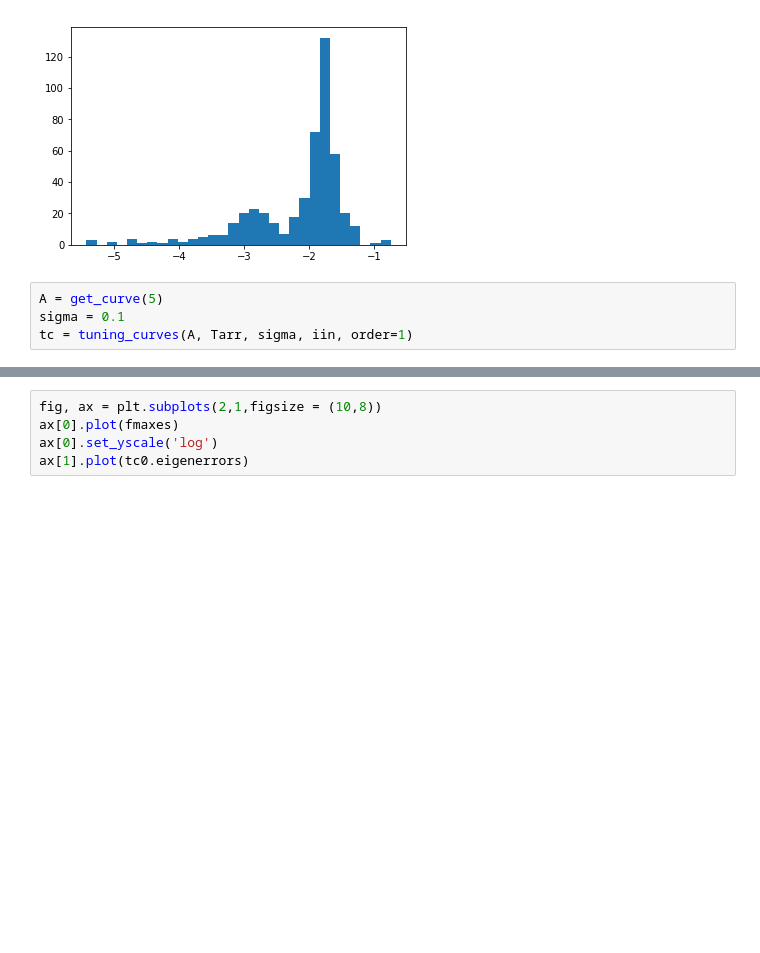
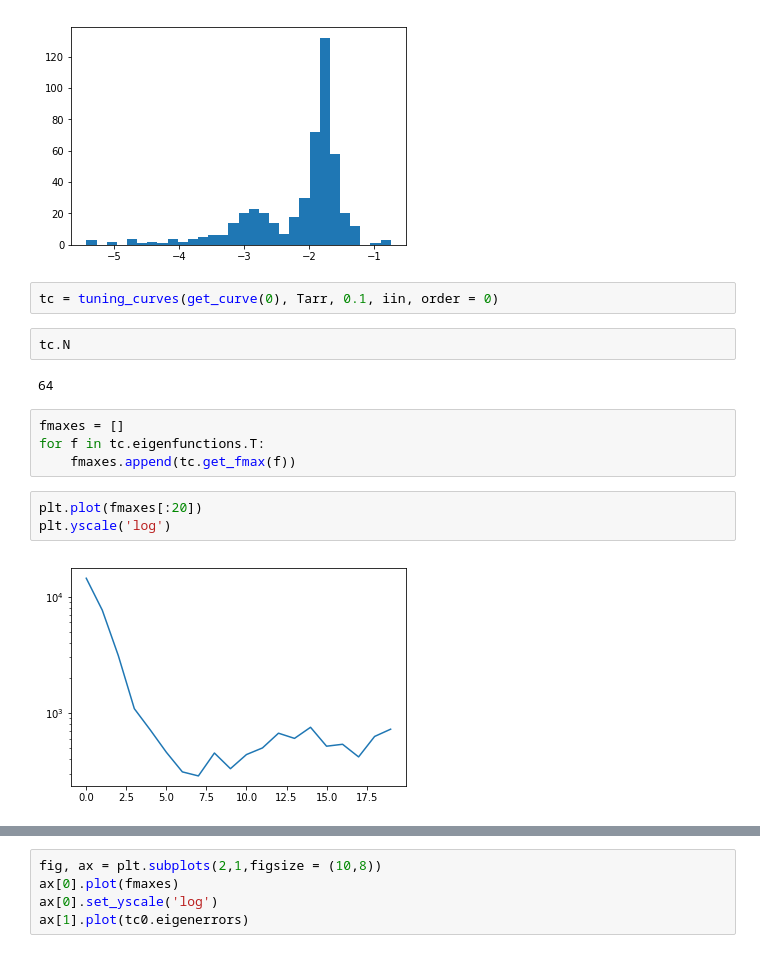
Before and after one commit to scottcantreid/PINT, a Jupyter notebook: Error Operator Algebra.ipynb, the cells around one changed output, grey strips where cells are left out. Cells and saved outputs as stored; diff of their text form; blank space fills up the shorter version.

```diff
--- a/Error Operator Algebra.ipynb
+++ b/Error Operator Algebra.ipynb
@@ -77,7 +114,18 @@ plt.hist(np.log10(tc.lmargins), bins = 30)
         -0.74334033]),
  <a list of 30 Patch objects>)
 [figure]
-# %%
-A = get_curve(5)
-sigma = 0.1
-tc = tuning_curves(A, Tarr, sigma, iin, order=1)
+# %%
+tc = tuning_curves(get_curve(0), Tarr, 0.1, iin, order = 0)
+# %%
+tc.N
+# %% [output]
+64
+# %%
+fmaxes = []
+for f in tc.eigenfunctions.T:
+    fmaxes.append(tc.get_fmax(f))
+# %%
+plt.plot(fmaxes[:20])
+plt.yscale('log')
+# %% [output]
+[figure, added]
```
Also changed, not shown: parts of 61 cells of this notebook, 1 other file.
